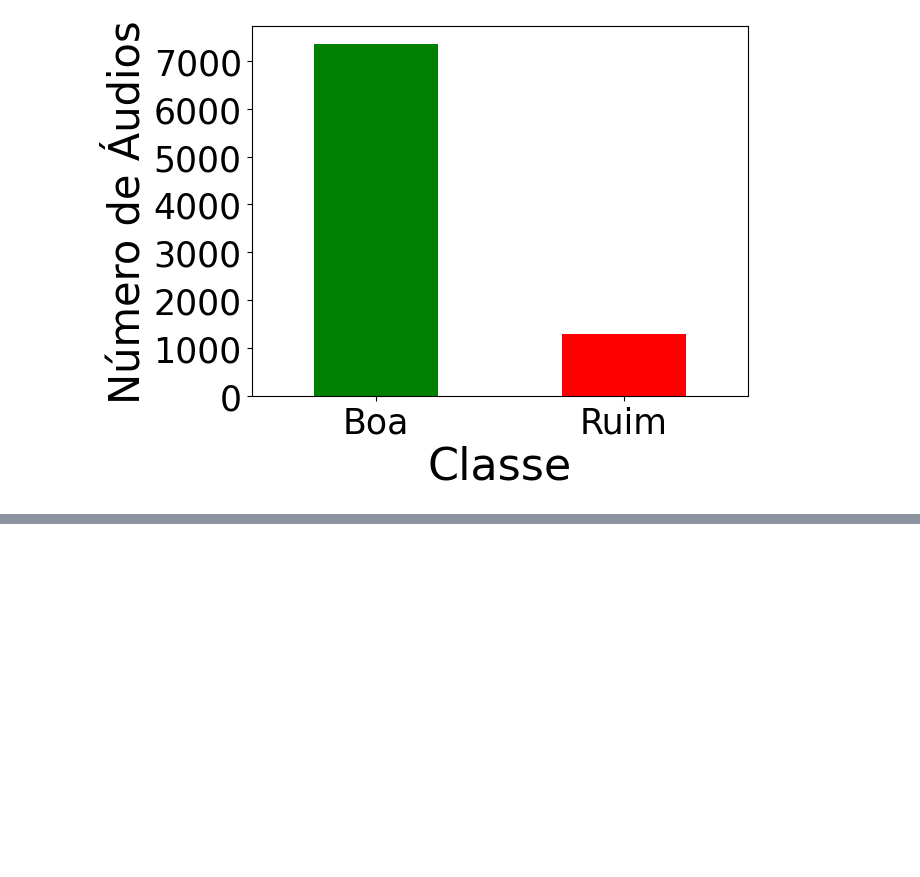
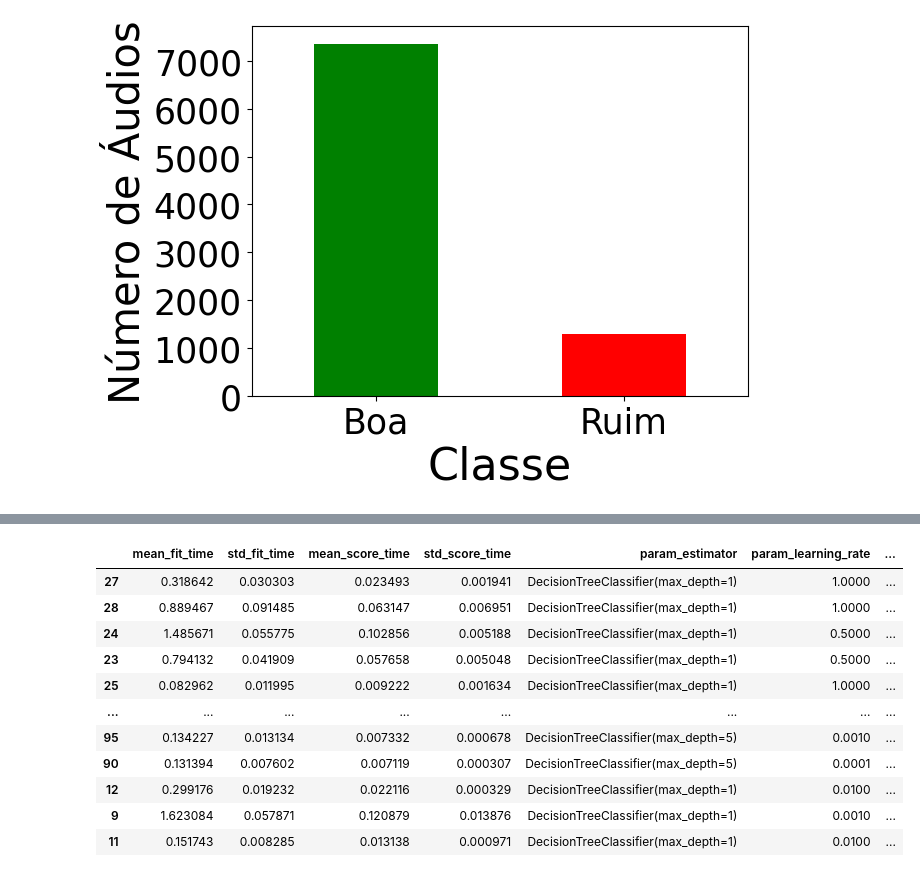
Before and after one commit to estermariaa/lei_felca, a Jupyter notebook: notebooks/22_audio_clustering.ipynb, the cells around one changed output, grey strips where cells are left out. Saved outputs shown, nothing was run; the diff lists cells and outputs as text; code cells hidden in the pictures; blank space fills up the shorter version.

```diff
--- a/notebooks/22_audio_clustering.ipynb
+++ b/notebooks/22_audio_clustering.ipynb
@@ -1169,0 +1135,8 @@ Total de novas amostras extraídas: 360
+# %%
+for cluster,arquivo in amostras.items():
+    for id in arquivo:
+        id_amostras.append(id)
+
+id_amostras = id_amostras + novos_ids
+
+display(df_limpo[df_limpo['arquivo'].isin(id_amostras)])
@@ -1290,0 +1330,5 @@ KeyboardInterrupt:
+# %%
+X = df_classificacao[['duracao_segundos', 'frequencia_amostragem', 'amplitude_media', 'amplitude_maxima',
+        'amplitude_ratio (mean/max)', 'snr_estimado_db', 'zero_crossing_rate',
+        'regioes_silencio', 'silencio/tempo']]
+y = df_classificacao['classificacao']
@@ -1290,0 +1443,57 @@ KeyboardInterrupt:
+# %%
+from sklearn.ensemble import AdaBoostClassifier
+from xgboost import XGBClassifier
+from sklearn.model_selection import GridSearchCV
+
+le = LabelEncoder()
+y_codificado = le.fit_transform(y)
+
+f1_macro = make_scorer(f1_score, average='macro')
+
+models = {
+    'AdaBoost': (
+        AdaBoostClassifier(random_state=42),
+        {
+            'n_estimators': [50, 100, 200, 500, 1000],
+            'learning_rate': [0.0001, 0.001, 0.01, 0.1, 0.5, 1.0],
+            'estimator': [
+                DecisionTreeClassifier(max_depth=1),
+                DecisionTreeClassifier(max_depth=2),
+                DecisionTreeClassifier(max_depth=3),
+                DecisionTreeClassifier(max_depth=5)
+            ]
+        }
+    ),
+
+    'XGBoost': (
+        XGBClassifier(random_state=42, eval_metric='logloss'),
+        {
+            'n_estimators': [100, 200, 500],
+            'max_depth': [3, 5, 7, 9],
+            'learning_rate': [0.01, 0.05, 0.1, 0.2],
+            'subsample': [0.7, 0.9, 1.0],
+            'colsample_bytree': [0.7, 0.9, 1.0]
+        }
+    )
+}
+
+for model in models.values():
+    grid_search = GridSearchCV(
+        estimator = model[0],
+        param_grid = model[1],
+        scoring=f1_macro,
+        cv=5,
+        n_jobs=-1
+    )
+    grid_search.fit(X, y_codificado)
+
+    # Resultados
+    print("Melhores parâmetros:", grid_search.best_params_)
+    print("Melhor macro F1:", grid_search.best_score_)
+
+    # Melhor modelo
+    best_model = grid_search.best_estimator_
+
+    resultados = pd.DataFrame(grid_search.cv_results_).sort_values(by='mean_test_score', ascending=False)
+    display(resultados)
+# %% [output]
@@ -1290,0 +1502,12 @@ KeyboardInterrupt:
+|  | mean_fit_time | std_fit_time | mean_score_time | std_score_time | param_estimator | param_learning_rate | ... |
+| 27 | 0.318642 | 0.030303 | 0.023493 | 0.001941 | DecisionTreeClassifier(max_depth=1) | 1.0000 | ... |
+| 28 | 0.889467 | 0.091485 | 0.063147 | 0.006951 | DecisionTreeClassifier(max_depth=1) | 1.0000 | ... |
+| 24 | 1.485671 | 0.055775 | 0.102856 | 0.005188 | DecisionTreeClassifier(max_depth=1) | 0.5000 | ... |
+| 23 | 0.794132 | 0.041909 | 0.057658 | 0.005048 | DecisionTreeClassifier(max_depth=1) | 0.5000 | ... |
+| 25 | 0.082962 | 0.011995 | 0.009222 | 0.001634 | DecisionTreeClassifier(max_depth=1) | 1.0000 | ... |
+| ... | ... | ... | ... | ... | ... | ... | ... |
+| 95 | 0.134227 | 0.013134 | 0.007332 | 0.000678 | DecisionTreeClassifier(max_depth=5) | 0.0010 | ... |
+| 90 | 0.131394 | 0.007602 | 0.007119 | 0.000307 | DecisionTreeClassifier(max_depth=5) | 0.0001 | ... |
+| 12 | 0.299176 | 0.019232 | 0.022116 | 0.000329 | DecisionTreeClassifier(max_depth=1) | 0.0100 | ... |
+| 9 | 1.623084 | 0.057871 | 0.120879 | 0.013876 | DecisionTreeClassifier(max_depth=1) | 0.0010 | ... |
+| 11 | 0.151743 | 0.008285 | 0.013138 | 0.000971 | DecisionTreeClassifier(max_depth=1) | 0.0100 | ... |
```
Also changed, not shown: parts of 31 cells of this notebook, 1 other file.
